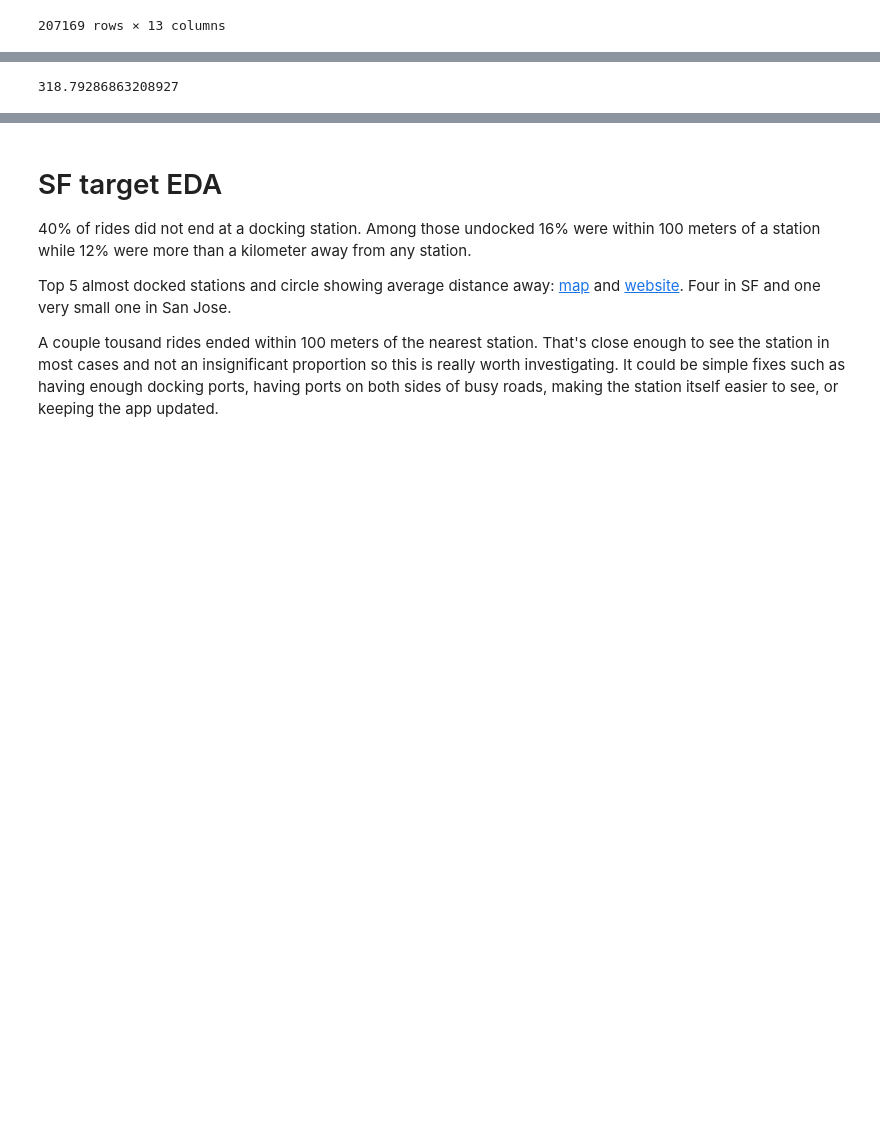
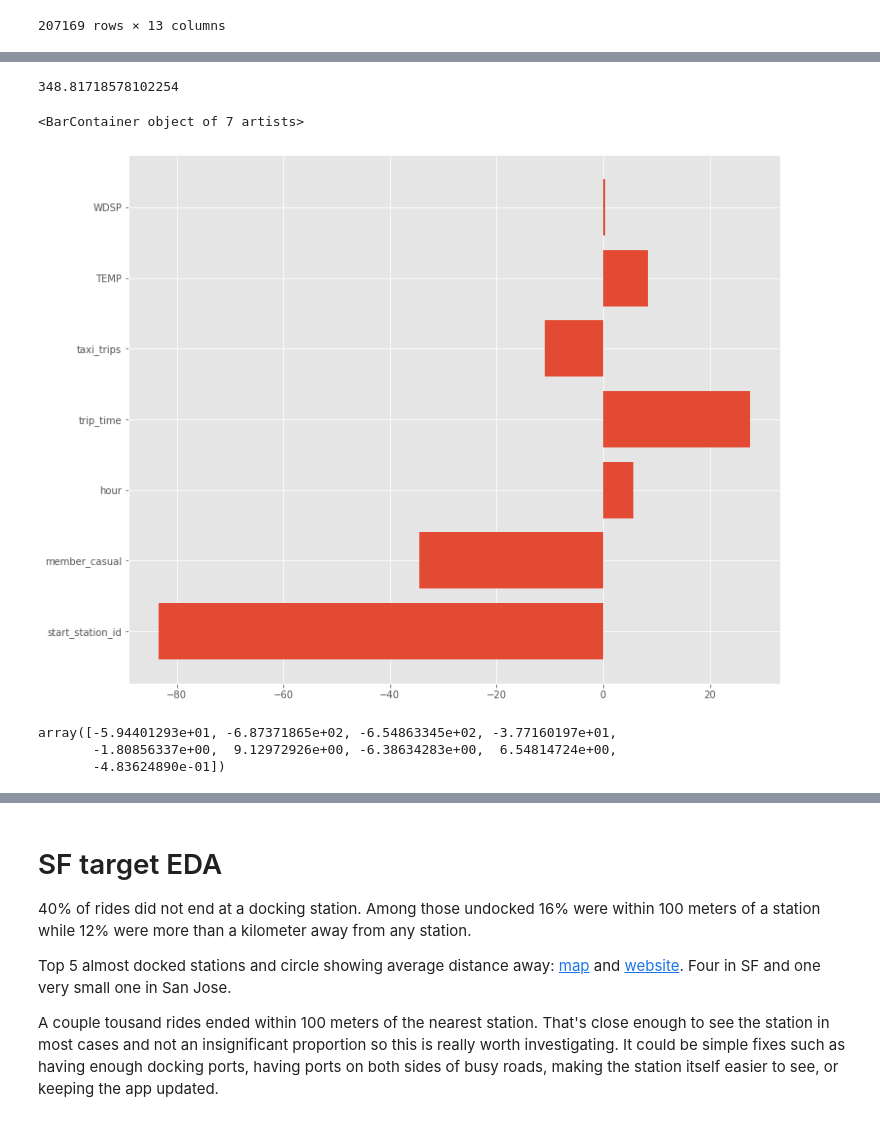
Before and after one commit to nick-kopy/Modeling-Electric-Rental-Bike-Lock-Ups, a Jupyter notebook: cap2.ipynb, the cells around one changed output, grey strips where cells are left out. Saved outputs shown, nothing was run; the diff lists cells and outputs as text; code cells hidden in the pictures; blank space fills up the shorter version.

```diff
--- a/cap2.ipynb
+++ b/cap2.ipynb
@@ -528,0 +524,14 @@ Name: closest_dist, dtype: float64
+# %%
+# splitting data up
+
+X = sf2.copy()
+
+y = X['closest_dist']
+X = X.drop(columns=['end_station_id', 'date', 'closest_id', 'closest_dist', 'end_lat', 'end_lng'])
+
+# EXPERIMENTAL
+# y = y.apply(lambda x: 0 if x == 0 else math.log10(x))
+
+X_train, X_test, y_train, y_test = train_test_split(X, y)
+
+X_train
@@ -607,9 +610,26 @@ best parameters: {'alpha': 0.65}
 # %%
 # Such a small improvement it mocks me, I guess feature engineering would be the only next step.
-model2_sf = Ridge(alpha=0.65).fit(X_train_scaled, y_train)
+model2_sf = Ridge(alpha=1).fit(X_train_scaled, y_train)
 
 yhat = model2_sf.predict(X_test_scaled)
 
 mean_squared_error(y_test, yhat)**0.5
 # %% [output]
-318.79286863208927
+348.81718578102254
+# %%
+# Interpret this model
+# not much better than baseline so not to be relied on too much
+# also note that categorical feature (member/casual and start station) cannot be directly compared to numeric
+
+fix, ax = plt.subplots(figsize=(12,10))
+
+ax.barh(X_test.columns, model2_sf.coef_)
+# %% [output]
+<BarContainer object of 7 artists>
+[figure, added]
+# %%
+model2_sf.coef_
+# %% [output]
+array([-5.94401293e+01, -6.87371865e+02, -6.54863345e+02, -3.77160197e+01,
+       -1.80856337e+00,  9.12972926e+00, -6.38634283e+00,  6.54814724e+00,
+       -4.83624890e-01])
```
Also changed, not shown: parts of 62 cells of this notebook.
